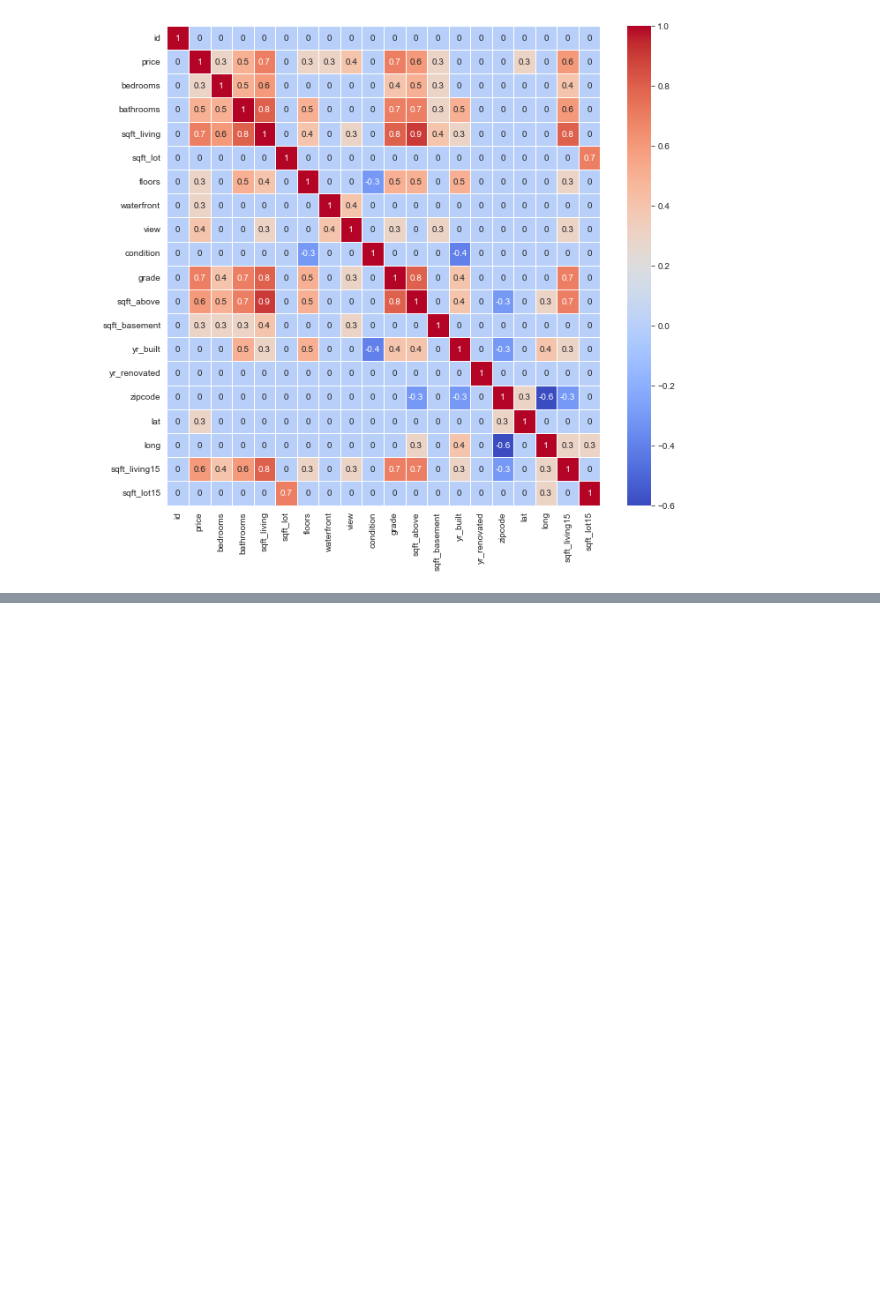
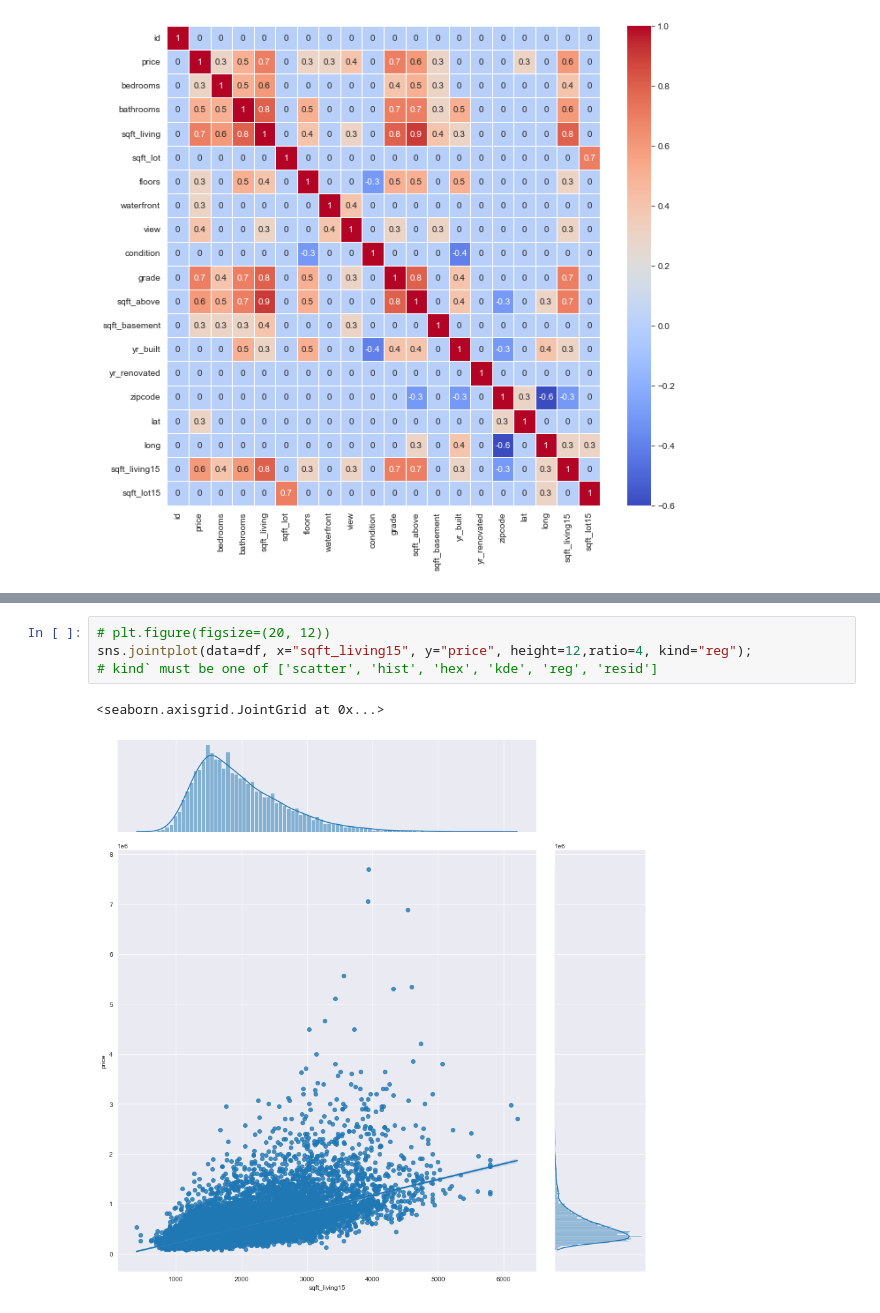
Before and after one commit to PhYziCiAN/python_for_analytics, a Jupyter notebook: PhY_for_An_Sem4_DZ.ipynb, the cells around one changed output, grey strips where cells are left out. Cells and saved outputs as stored; diff of their text form; blank space fills up the shorter version.

```diff
--- a/PhY_for_An_Sem4_DZ.ipynb
+++ b/PhY_for_An_Sem4_DZ.ipynb
@@ -212,0 +235,7 @@ sns.heatmap(corr_matrix, annot=True, linewidths=.5, cmap='coolwarm');
+# %%
+# plt.figure(figsize=(20, 12))
+sns.jointplot(data=df, x="sqft_living15", y="price", height=12,ratio=4, kind="reg");
+# kind` must be one of ['scatter', 'hist', 'hex', 'kde', 'reg', 'resid']
+# %% [output]
+<seaborn.axisgrid.JointGrid at 0x...>
+[figure, added]
```
Also changed, not shown: parts of 8 cells of this notebook, 1 other file.
